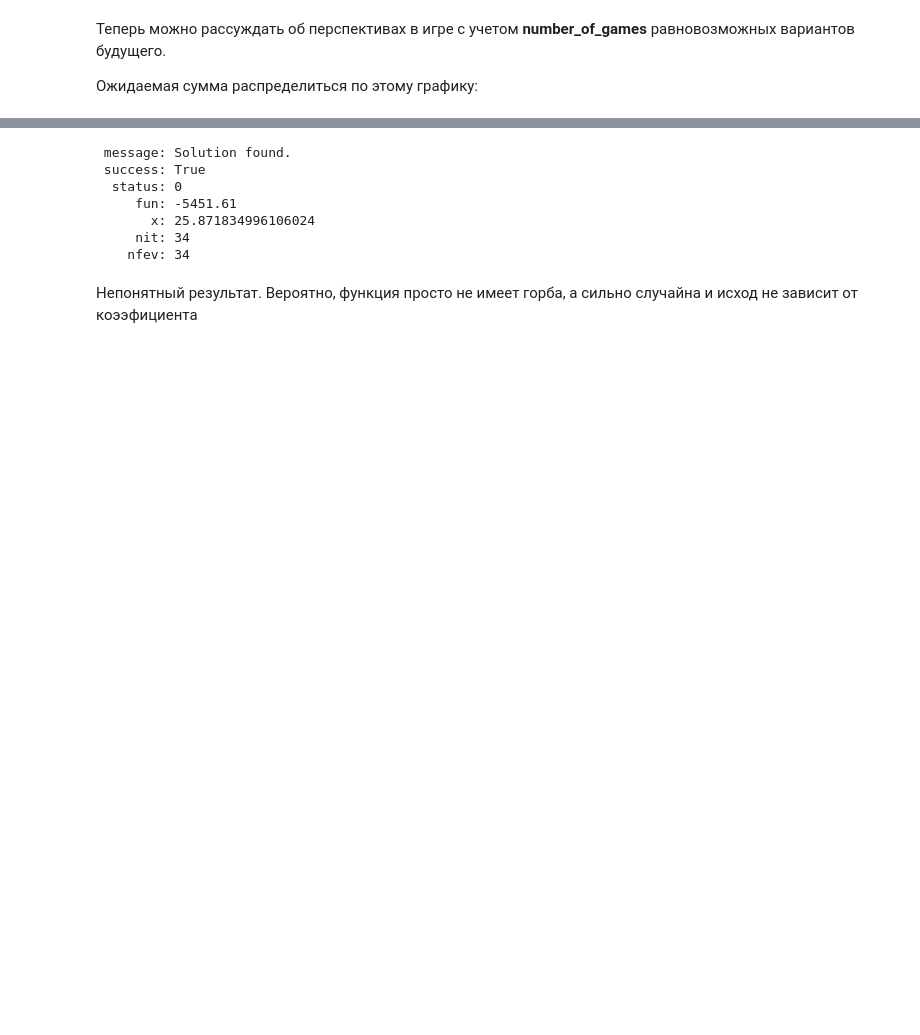
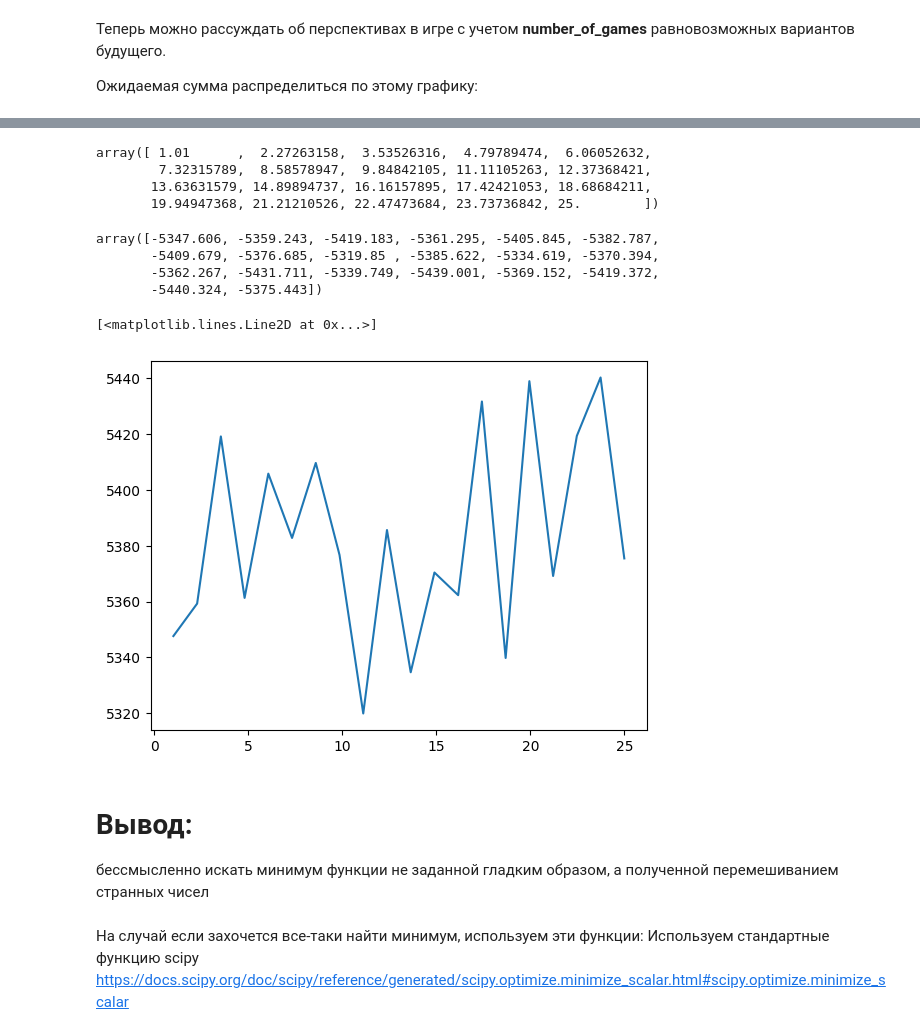
Before and after one commit to pavlozt/research, a Jupyter notebook: simulation/crash_game_x/game_sim_bootstrap.ipynb, the cells around one changed output, grey strips where cells are left out. Drawn from its saved outputs; the diff is of its cells as text; code cells hidden in the pictures; blank space fills up the shorter version.

Commit message:
optimize fix

```diff
--- a/simulation/crash_game_x/game_sim_bootstrap.ipynb
+++ b/simulation/crash_game_x/game_sim_bootstrap.ipynb
@@ -172,16 +168,34 @@ def find_function(x):
     k=x
     simulate_all_games()
     return -game_results.mean()
+
+vfunc = np.vectorize(find_function)
-# %%
-res = minimize_scalar(find_function, 1.5, bounds=(1.01, 500.0), method='bounded')
-res
-# %% [output]
- message: Solution found.
- success: True
-  status: 0
-     fun: -5451.61
-       x: 25.871834996106024
-     nit: 34
-    nfev: 34
+# %%
+xs = np.linspace(1.01,25,20)
+xs
+# %% [output]
+array([ 1.01      ,  2.27263158,  3.53526316,  4.79789474,  6.06052632,
+        7.32315789,  8.58578947,  9.84842105, 11.11105263, 12.37368421,
+       13.63631579, 14.89894737, 16.16157895, 17.42421053, 18.68684211,
+       19.94947368, 21.21210526, 22.47473684, 23.73736842, 25.        ])
+# %%
+ys = vfunc(xs)
+ys
+# %% [output]
+array([-5347.606, -5359.243, -5419.183, -5361.295, -5405.845, -5382.787,
+       -5409.679, -5376.685, -5319.85 , -5385.622, -5334.619, -5370.394,
+       -5362.267, -5431.711, -5339.749, -5439.001, -5369.152, -5419.372,
+       -5440.324, -5375.443])
+# %%
+plt.plot(xs,-ys)
+# %% [output]
+[<matplotlib.lines.Line2D at 0x...>]
+[figure, added]
 # %% [markdown]
-Непонятный результат. Вероятно, функция просто не имеет горба, а сильно случайна и исход не зависит от коээфициента
+
+# Вывод:
+бессмысленно искать минимум функции не заданной гладким образом, а полученной перемешиванием странных чисел
+# %% [markdown]
+На случай если захочется все-таки найти минимум, используем эти функции:
+    Используем стандартные функцию scipy
+https://docs.scipy.org/doc/scipy/reference/generated/scipy.optimize.minimize_scalar.html#scipy.optimize.minimize_scalar
```
Also changed, not shown: parts of 12 cells of this notebook, 1 other file.
